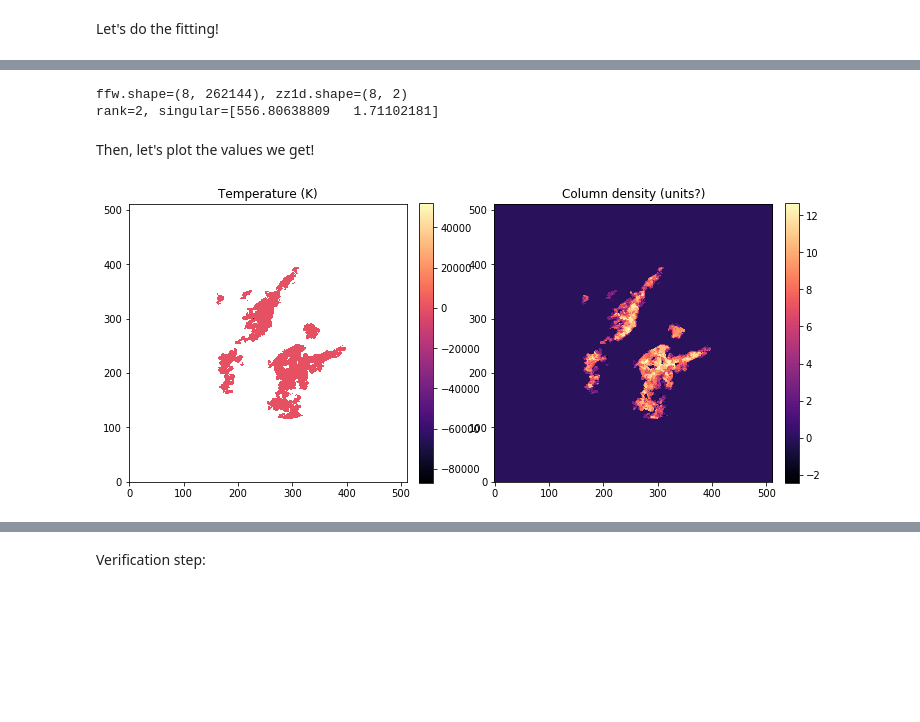
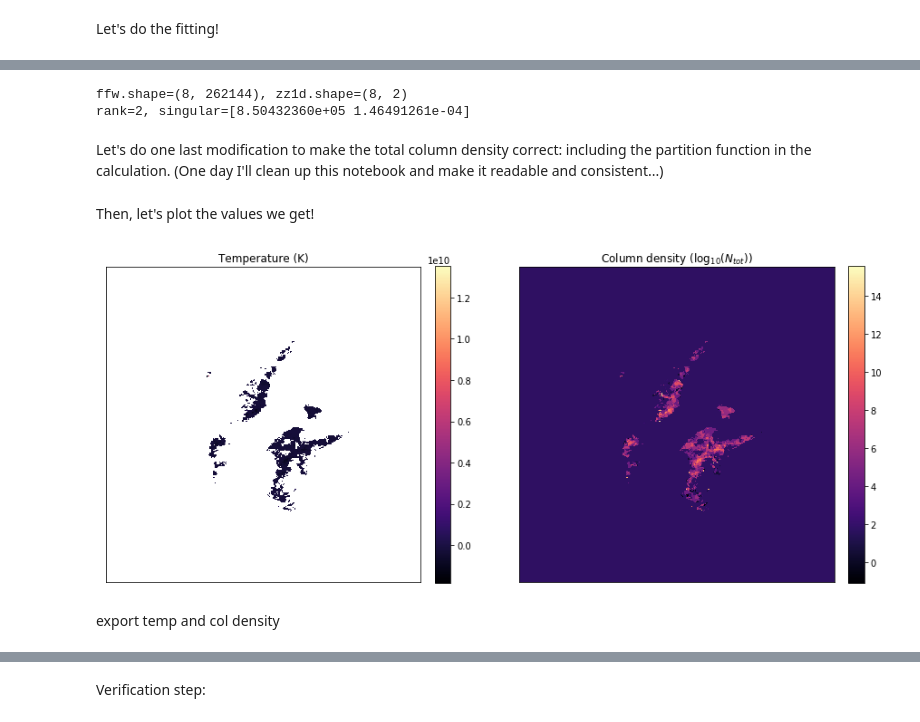
Before and after one commit to abulatek/brick, a Jupyter notebook: first_results/new_temperature_map.ipynb, the cells around one changed output, grey strips where cells are left out. Drawn from its saved outputs; the diff is of its cells as text; code cells hidden in the pictures; blank space fills up the shorter version.

Commit message:
Saved very preliminary wrong temperature map for symposium talk

```diff
--- a/first_results/new_temperature_map.ipynb
+++ b/first_results/new_temperature_map.ipynb
@@ -155,2 +177,15 @@ ln_N_upper_g_errs = np.nan_to_num(ln_N_upper_g_errs)
+# %%
+# sum along k-component axis of NaN/non-NaN mask (which has True for "value," False for NaN)
+# /where/ (not "if," as that invokes for loops) sum less than 3, make all values NaN (or 0)
+ln_N_upper_gs.shape # (8, 512, 512)
+ln_N_upper_gs_mask = ln_N_upper_gs != 0
+# ln_N_upper_gs[ln_N_upper_gs_mask] # this does not have the shape I want, it's /just/ the valid values
+ln_N_upper_gs_mask_sum = ln_N_upper_gs_mask.sum(axis=0)
+ln_N_upper_gs_mask_sum_rep = np.repeat(ln_N_upper_gs_mask_sum[np.newaxis, :, :], 8, axis=0)
+
+ln_N_upper_gs_test = ln_N_upper_gs.copy() # probably don't need to duplicate this?
+ln_N_upper_gs_test[ln_N_upper_gs_mask_sum_rep <= 3] = 0 # use boolean mask to apply to upper state col densities
+
+ln_N_upper_gs[ln_N_upper_gs_mask_sum_rep <= 3] = 0 # now officially applying to data! *****
 # %% [markdown]
 Let's do the fitting!
@@ -157,6 +196,7 @@ Let's do the fitting!
 # %%
 # Original fitting attempt
-ch3cn_E_U_1d = np.array([ch3cn_E_U[:,0,0], np.ones(ch3cn_E_U.shape[0])]).T
+# ch3cn_E_U_1d = np.array([ch3cn_E_U[:,0,0], np.ones(ch3cn_E_U.shape[0])]).T
+ch3cn_E_U_1d = np.array([ch3cn_E_U, np.ones(ch3cn_E_U.shape[0])]).T
 fitshape = ln_N_upper_gs.shape[0], np.product(ln_N_upper_gs.shape[1:])
 ffr = ln_N_upper_gs.reshape(fitshape)
 # ffw = ffr * 1 # Ignoring weights for now
@@ -177,13 +217,14 @@ fitted_m = fitted[0].reshape(ln_N_upper_gs.shape[1:]) # not sure what fitted[0]
 fitted_b = fitted[1].reshape(ln_N_upper_gs.shape[1:]) # m or b? we just don't know
 fitted_resid = residuals.reshape(ln_N_upper_gs.shape[1:])
 
-temperature = -1./fitted_m
-ln_N = fitted_b
-log_N = np.log10(np.exp(ln_N)) # Log base 10 of (e to the [natural log of N])
+temperature = -1./fitted_m # okay, we are assuming that this is the correct interpretation of m vs. b
+ln_intercept = fitted_b
+# log_intercept = np.log10(np.exp(ln_intercept)) # Log base 10 of (e to the [natural log of N])
 
-temperature_alt = -1./fitted_b
-ln_N_alt = fitted_m
-log_N_alt = np.log10(np.exp(ln_N_alt))
+## This is wrong:
+# temperature_alt = -1./fitted_b
+# ln_N_alt = fitted_m
+# log_N_alt = np.log10(np.exp(ln_N_alt))
 # %% [output]
 ffw.shape=(8, 262144), zz1d.shape=(8, 2)
-rank=2, singular=[556.80638809   1.71102181]
+rank=2, singular=[8.50432360e+05 1.46491261e-04]
@@ -190,21 +233,33 @@ rank=2, singular=[556.80638809   1.71102181]
+# %% [markdown]
+Let's do one last modification to make the total column density correct: including the partition function in the calculation. (One day I'll clean up this notebook and make it readable and consistent...)
+# %%
+# N_tot = intercept * Z, so ln_N_tot = ln_intercept + ln_Z
+Z = ch3cn_partfunc(temperature)
+ln_Z = np.log(Z)
+ln_N_tot = ln_intercept + ln_Z
+log_N_tot = np.log10(np.exp(ln_N_tot)) # Log base 10 of (e to the [natural log of N])
 # %% [markdown]
 Then, let's plot the values we get!
 # %%
 # Plot results
-fig = plt.figure(figsize = (12, 12))
-im = plt.subplot(2,2,1).imshow(temperature, origin='lower', cmap='magma'); plt.colorbar(mappable = im, fraction=0.046, pad=0.04) #, vmin=0, vmax=100
+fig = plt.figure(figsize = (15, 15))
+im = plt.subplot(2,2,1).imshow(temperature, origin='lower', cmap='magma'); plt.colorbar(mappable = im, fraction=0.046, pad=0.04) # , vmin=0, vmax=100
 plt.title("Temperature (K)")
-im = plt.subplot(2,2,2).imshow(log_N, origin='lower', cmap='magma'); plt.colorbar(mappable = im, fraction=0.046, pad=0.04)
-plt.title("Column density (units?)")
+im = plt.subplot(2,2,2).imshow(log_N_tot, origin='lower', cmap='magma'); plt.colorbar(mappable = im, fraction=0.046, pad=0.04)
+plt.title("Column density ($\log_{10}(N_{tot})$)")
 # im = plt.subplot(2,2,3).imshow(temperature_alt, origin='lower', cmap='magma'); plt.colorbar(mappable = im, fraction=0.046, pad=0.04)
 # plt.title("Temperature (K, alternate)")
 # im = plt.subplot(2,2,4).imshow(log_N_alt, origin='lower', cmap='magma'); plt.colorbar(mappable = im, fraction=0.046, pad=0.04)
 # plt.title("Column density (units?, alternate)")
 # im = plt.subplot(2,2,4).imshow(fitted_resid, origin='lower', cmap='magma'); plt.colorbar(mappable = im)
 # plt.title("Fitted residuals")
+plt.setp(plt.gcf().get_axes(), xticks=[], yticks=[]);
+# plt.savefig(f'/blue/adamginsburg/abulatek/brick/first_results/prelim_temp_map.pdf')
 plt.show()
 
 # Making colorbars smaller
 # https://stackoverflow.com/questions/16702479/matplotlib-colorbar-placement-and-size
 # %% [output]
-[figure, old version]
+[figure, new version]
+# %% [markdown]
+export temp and col density
```
Also changed, not shown: parts of 27 cells of this notebook, 1 other file.
